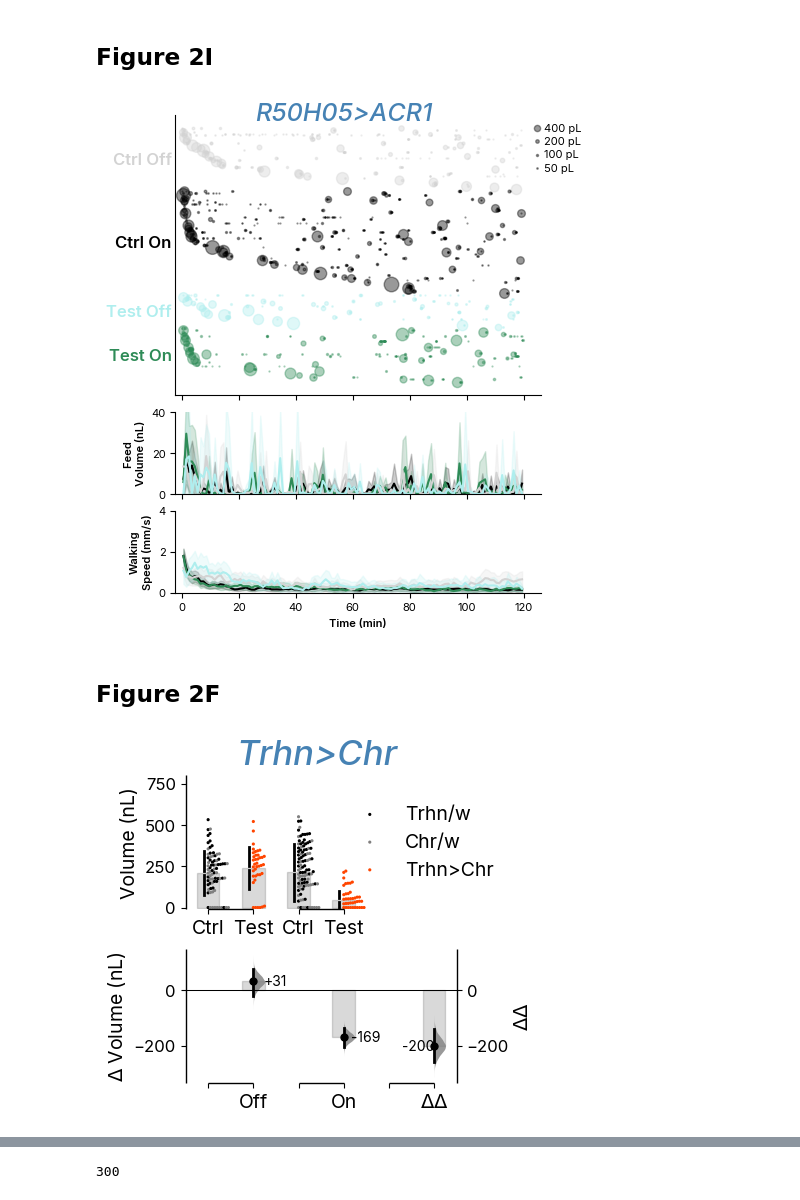
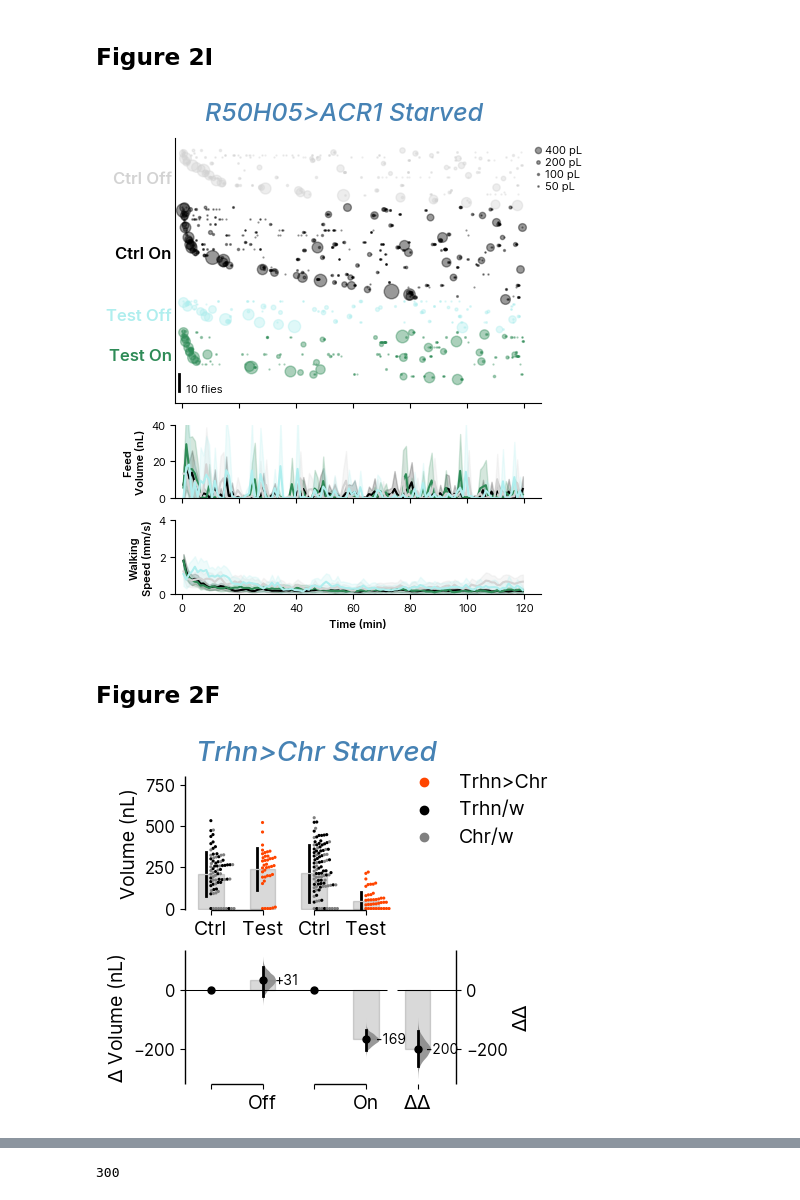
Before and after one commit to sangyu/Holophenotype5HT, a Jupyter notebook: nbs/01_Figures/02_03_Trh Feeding_Alternate.ipynb, the cells around one changed output, grey strips where cells are left out. Cells and saved outputs as stored; diff of their text form; code cells hidden in the pictures.

```diff
--- a/nbs/01_Figures/02_03_Trh Feeding_Alternate.ipynb
+++ b/nbs/01_Figures/02_03_Trh Feeding_Alternate.ipynb
@@ -35,7 +35,7 @@ import numpy as np
 import dabest
 paperpath = '/Users/sangyuxu/Library/Mobile Documents/com~apple~CloudDocs/EspressoManu/'
 picklepath = paperpath + 'DataforFigures/Behavior/Data/pickles/'
-imagepath = paperpath + 'Figures20250212/'
+imagepath = paperpath + 'Figures202604/'
 figurepath = imagepath + '/Figure2/'
 panelpath = figurepath + '/panels and data/'
 TrhCsCh_ele = pd.read_pickle(picklepath + 'TrhCsCh_ele.pickle')
@@ -45,14 +45,12 @@ R50ACR1_ele = pd.read_pickle(picklepath + 'R50ACR1_ele.pickle')
 
 TrhCsCh = pd.read_csv(picklepath + 'TrhCsCh_ele.csv').sort_values(by = 'Light')
 R50CsCh = pd.read_csv(picklepath + 'R50CsCh_ele.csv').sort_values(by = 'Light')
-TrhACR = pd.read_csv(picklepath + 'TrhACRRound2_ele.csv').sort_values(by = 'Light')
-R50ACR = pd.read_csv(picklepath + 'R50ACRRound2_ele.csv').sort_values(by = 'Light')
+TrhACR = pd.read_csv(picklepath + 'TrhACR1_ele.csv').sort_values(by = 'Light')
+R50ACR = pd.read_csv(picklepath + 'R50ACR1_ele.csv').sort_values(by = 'Light')
 for df in [TrhCsCh, R50CsCh, TrhACR, R50ACR]:
     df['Volume'] = df['Volume']*1000
     df['Meal Size'] = df['Meal Size']*1000
     df['Feed Speed'] = df['Feed Speed']*1000
 contrastTextFontSize = 14
 
-# %run '/Users/sangyuxu/Documents/GitHub/Holophenotype5HT/nbs/02_helper/Gdocs API/writepdtogoogledocs.ipynb'
-# SPREADSHEET_ID = '1nbr_gWwmOcVY252Tur-fOhx1UDA4IyAfWXCnzwCxGYo'
-# figure_sheet = 'Figure 2'
+%run '/Users/sangyuxu/Documents/GitHub/Holophenotype5HT/nbs/02_helper/Gdocs API/writepdtocsv.ipynb'
@@ -123,49 +382,50 @@ a, b, c = R50ACR1_ele.plotStacked(colorBy = ['Status','Temperature'], customPale
 a.axes[0].set_ylim([0, 40])
 a.axes[1].set_ylim([0, 4])
 a.axes[1].set_ylabel('Walking\nSpeed (mm/s)')
+# Vertical scale bar indicating height corresponding to 10 flies
+from matplotlib.transforms import blended_transform_factory
+trans = blended_transform_factory(a.axes[2].transAxes, a.axes[2].transData)
+a.axes[2].plot([0.01, 0.01], [a.axes[2].get_ylim()[0], a.axes[2].get_ylim()[0] - 10], 'k-', linewidth=2, transform=trans, clip_on=False)
+a.axes[2].text(0.03, a.axes[2].get_ylim()[0]-5, '10 flies', transform=trans, ha='left', va='bottom', fontsize=8)
 
-a.suptitle('R50H05>ACR1', font = 'inter', style='italic', weight = 'medium', fontsize = 18,fontname = 'inter', color= 'steelblue')
-a.savefig(figurepath+'R50ACR1_raster.svg')
+a.suptitle('R50H05>ACR1 Starved', font = 'inter', style='italic', weight = 'medium', fontsize = 18,fontname = 'inter', color= 'steelblue')
+a.savefig(figurepath+'R50ACR1_raster1.svg')
 # %% [output]
-[figure, old version]
+[figure, new version]
 # %% [markdown]
 ## Figure 2F
 # %%
 setFont('inter', 12)
 
 data = TrhCsCh
 metric = 'Volume'
 subdata = data[['GenoReduced', 'Status', metric]].rename(columns = {'GenoReduced':'Genotype'}).reset_index()
 subdata.to_csv(figurepath+'TrhCsCh_Vcontrast.csv')
 
 trhCsChV = dabest.load(TrhCsCh, x = ['Status', 'GenoReduced'], y =  'Volume', delta2 = True, experiment = 'Light', x1_level=['Ctrl', 'Test'])
 ftrhCsChV = trhCsChV.mean_diff.plot(contrast_bars_kwargs= {'alpha':.15},
-                                    swarm_bars_kwargs={'alpha':.15},
-                                    raw_marker_size=.4, es_marker_size= 5, swarm_desat = 1,color_col='GenoReduced', custom_palette= trhcschpalette, fig_size=(3.5, 4), swarm_ylim= [-10, 800],
-                                  swarm_label='Volume (nL)', contrast_label= '$\Delta$ Volume (nL)', delta2_label= '$\Delta\Delta$',
+                                    raw_bars_kwargs={'alpha':.15},
+                                    raw_marker_size=.4, contrast_marker_size= 5, raw_desat = 1,color_col='GenoReduced', custom_palette= trhcschpalette, fig_size=(3.5, 4), raw_ylim= [-10, 800],
+                                  raw_label='Volume (nL)', contrast_label= '$\Delta$ Volume (nL)', delta2_label= '$\Delta\Delta$',
                                   fontsize_contrastxlabel=contrastTextFontSize, fontsize_contrastylabel= contrastTextFontSize, fontsize_delta2label=contrastTextFontSize, fontsize_rawxlabel=contrastTextFontSize, fontsize_rawylabel=contrastTextFontSize
                                    )
 ftrhCsChV.axes[0].set_xticklabels(['Ctrl', 'Test', 'Ctrl', 'Test'])
-ftrhCsChV.axes[1].get_children()[17].set_text(ftrhCsChV.axes[1].get_children()[17].get_text()[0:-3])
-ftrhCsChV.axes[1].get_children()[18].set_text(ftrhCsChV.axes[1].get_children()[18].get_text()[0:-3])
-ftrhCsChV.axes[1].get_children()[19].set_text(ftrhCsChV.axes[1].get_children()[19].get_text()[0:-3])
-
-
-
-order = [1,0,2]
-handles = TrhCsCh.GenoReduced.unique().to_list()
-ftrhCsChV.axes[0].legend([handles[2-i] for i in order], frameon=False,loc='right', bbox_to_anchor=[1.2, 0.5],  fontsize= contrastTextFontSize, markerscale = 1)
-leg = ftrhCsChV.axes[0].get_legend()
-hl_dict = {handle.get_label(): handle for handle in leg.legendHandles}
-hl_dict['_child0'].set_color(trhcschpalette['Trhn/w'])
-hl_dict['_child1'].set_color(trhcschpalette['Chr/w'])
-hl_dict['_child2'].set_color(trhcschpalette['Trhn>Chr'])
-ftrhCsChV.suptitle('Trhn>Chr', font = 'inter', style='italic', weight = 'medium', fontsize = 25, color = 'steelblue', y=.97)
-ftrhCsChV.axes[1].set_xticklabels(['', 'Off', '', 'On','', r'$\Delta\Delta$'])
+ftrhCsChV.axes[1].get_children()[14].set_text(ftrhCsChV.axes[1].get_children()[14].get_text()[0:-3])
+ftrhCsChV.axes[1].get_children()[15].set_text(ftrhCsChV.axes[1].get_children()[15].get_text()[0:-3])
+ftrhCsChV.axes[1].get_children()[16].set_text(ftrhCsChV.axes[1].get_children()[16].get_text()[0:-3])
+handles, _ = ftrhCsChV.axes[0].get_legend_handles_labels()
+ftrhCsChV.axes[0].legend(
+    handles,
+    TrhCsCh.GenoReduced.unique().tolist(),
+    frameon=False, loc='right', bbox_to_anchor=[1.4, 0.75],
+    fontsize=contrastTextFontSize, markerscale=1
+)
+ftrhCsChV.suptitle('Trhn>Chr Starved', font = 'inter', style='italic', weight = 'medium', fontsize = 20, color= 'steelblue', y=.97)
+ftrhCsChV.axes[1].set_xticklabels(['', 'Off', '', 'On', r'$\Delta\Delta$'])
 ftrhCsChV.savefig(figurepath+'TrhCsCh_Vcontrast.svg')
 
 
-trhCsChV_table = make_delta2_results(trhCsChV, 'w/Trhn-Gal4, w/UAS-Chrimson', 'Trhn-Gal4>UAS-Chrimson')
+# trhCsChV_table = make_delta2_results(trhCsChV, 'w/Trhn-Gal4, w/UAS-Chrimson', 'Trhn-Gal4>UAS-Chrimson')
 # write_results_table(SPREADSHEET_ID, 'Figure 2F Trhn>Chr', trhCsChV_table, sheet = 'Figure 2', starting_row = 1)
 # %% [output]
-[figure, old version]
+[figure, new version]
```
Also changed, not shown: parts of 19 cells of this notebook, 8 other files.
